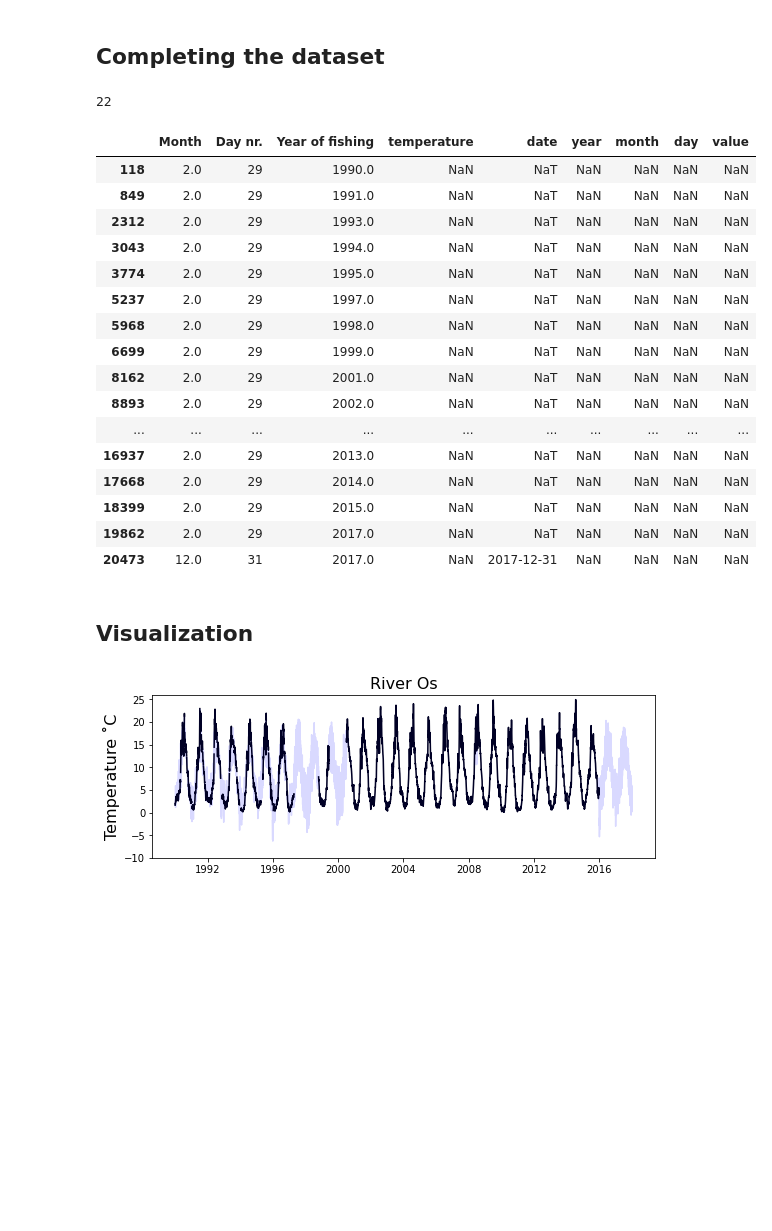
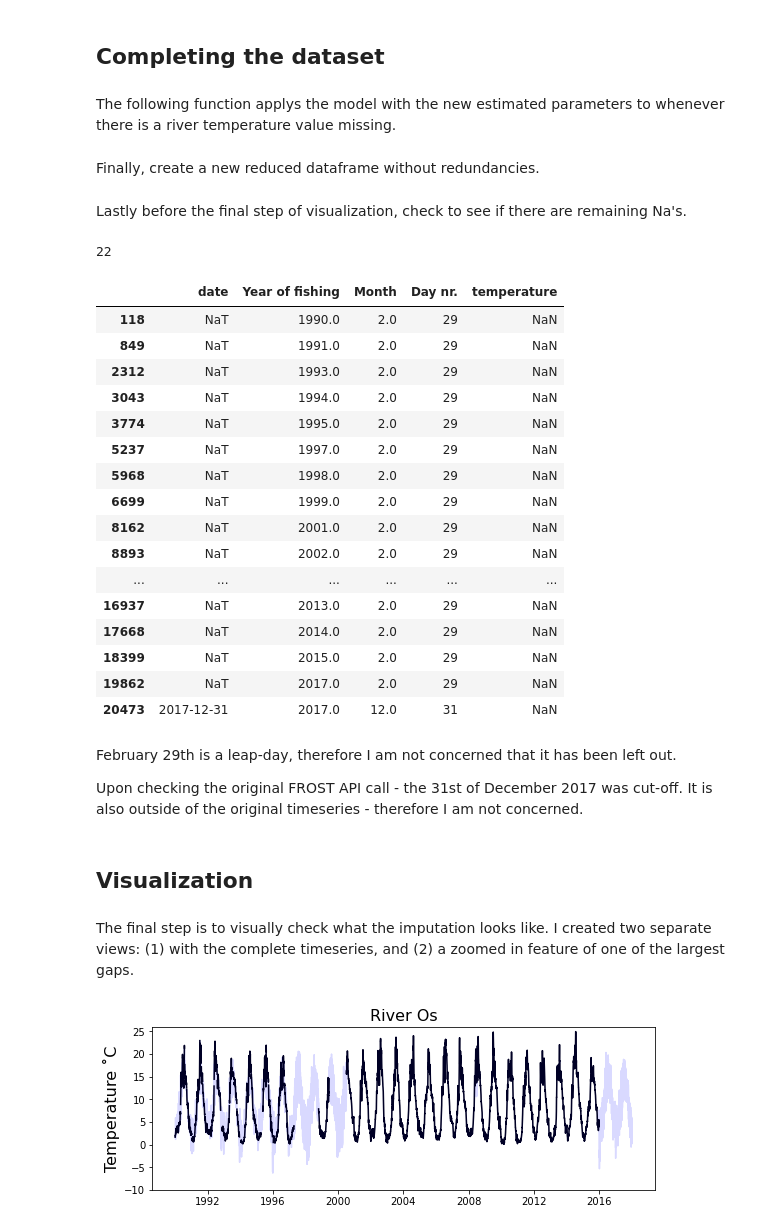
Before and after one commit to torkjot/Imputation-Code-Sample, a Jupyter notebook: DFO_CodeSample_Imputation.ipynb, the cells around one changed output. Saved outputs shown, nothing was run; the diff lists cells and outputs as text; code cells hidden in the pictures; blank space fills up the shorter version.

```diff
--- a/DFO_CodeSample_Imputation.ipynb
+++ b/DFO_CodeSample_Imputation.ipynb
@@ -85,3 +63,4 @@ plt.title('River Os - Base Temperature Timeseries');
 River_temp = River_temp.rename(columns={"Year":"Year of fishing", "Day":"Day nr."})
 # %%
-os_going = pd.merge(River_temp, Air_temp, how='left', left_on= ['Year of fishing','Month','Day nr.'], right_on = ['year', 'month', 'day'])
+# 4. Merge river and air temperature sets. Left join by year, month, and day
+t_merged = pd.merge(River_temp, Air_temp, how='left', left_on= ['Year of fishing','Month','Day nr.'], right_on = ['year', 'month', 'day'])
@@ -120,6 +118,6 @@ with pm.Model() as linear_o:
 # %%
-with linear_o:
-    trace_linear_o = pm.sample(1000, tune=1000, cores=4)
+with t_linear:
+    trace_t_linear = pm.sample(1000, tune=1000, cores=4)
 # %% [output]
 Auto-assigning NUTS sampler...
 Initializing NUTS using jitter+adapt_diag...
@@ -148,10 +151,19 @@ az.summary(trace_linear_o, round_to=2)
 # %% [markdown]
 ## Completing the dataset
+# %% [markdown]
+The following function applys the model with the new estimated parameters to whenever there is a river temperature value missing.
 # %%
-os_going['temperature'] = os_going.apply(
+t_merged['temperature'] = t_merged .apply(
     lambda row: np.mean(trace_linear_o.posterior.a.values) + np.mean(trace_linear_o.posterior.b.values)*row['value']
         if np.isnan(row['temperature'])
             else row['temperature'],
     axis=1
 )
+# %% [markdown]
+Finally, create a new reduced dataframe without redundancies.
+# %%
+River_temp_nu = t_merged[['temperature','date','Month','Day nr.','Year of fishing']].copy()
+River_temp_nu = River_temp_nu.iloc[:,[1,4,2,3,0]]
+# %% [markdown]
+Lastly before the final step of visualization, check to see if there are remaining Na's.
 # %%
@@ -159,27 +171,34 @@ os_going['temperature'].isna().sum()
 # %% [output]
 22
 # %%
-os_going[os_going['temperature'].isna()]
+River_temp_nu[River_temp_nu['temperature'].isna()]
 # %% [output]
-|  | Month | Day nr. | Year of fishing | temperature | date | year | month | day | value |
-| 118 | 2.0 | 29 | 1990.0 | NaN | NaT | NaN | NaN | NaN | NaN |
-| 849 | 2.0 | 29 | 1991.0 | NaN | NaT | NaN | NaN | NaN | NaN |
-| 2312 | 2.0 | 29 | 1993.0 | NaN | NaT | NaN | NaN | NaN | NaN |
-| 3043 | 2.0 | 29 | 1994.0 | NaN | NaT | NaN | NaN | NaN | NaN |
-| 3774 | 2.0 | 29 | 1995.0 | NaN | NaT | NaN | NaN | NaN | NaN |
-| 5237 | 2.0 | 29 | 1997.0 | NaN | NaT | NaN | NaN | NaN | NaN |
-| 5968 | 2.0 | 29 | 1998.0 | NaN | NaT | NaN | NaN | NaN | NaN |
-| 6699 | 2.0 | 29 | 1999.0 | NaN | NaT | NaN | NaN | NaN | NaN |
-| 8162 | 2.0 | 29 | 2001.0 | NaN | NaT | NaN | NaN | NaN | NaN |
-| 8893 | 2.0 | 29 | 2002.0 | NaN | NaT | NaN | NaN | NaN | NaN |
-| ... | ... | ... | ... | ... | ... | ... | ... | ... | ... |
-| 16937 | 2.0 | 29 | 2013.0 | NaN | NaT | NaN | NaN | NaN | NaN |
-| 17668 | 2.0 | 29 | 2014.0 | NaN | NaT | NaN | NaN | NaN | NaN |
-| 18399 | 2.0 | 29 | 2015.0 | NaN | NaT | NaN | NaN | NaN | NaN |
-| 19862 | 2.0 | 29 | 2017.0 | NaN | NaT | NaN | NaN | NaN | NaN |
-| 20473 | 12.0 | 31 | 2017.0 | NaN | 2017-12-31 | NaN | NaN | NaN | NaN |
+|  | date | Year of fishing | Month | Day nr. | temperature |
+| 118 | NaT | 1990.0 | 2.0 | 29 | NaN |
+| 849 | NaT | 1991.0 | 2.0 | 29 | NaN |
+| 2312 | NaT | 1993.0 | 2.0 | 29 | NaN |
+| 3043 | NaT | 1994.0 | 2.0 | 29 | NaN |
+| 3774 | NaT | 1995.0 | 2.0 | 29 | NaN |
+| 5237 | NaT | 1997.0 | 2.0 | 29 | NaN |
+| 5968 | NaT | 1998.0 | 2.0 | 29 | NaN |
+| 6699 | NaT | 1999.0 | 2.0 | 29 | NaN |
+| 8162 | NaT | 2001.0 | 2.0 | 29 | NaN |
+| 8893 | NaT | 2002.0 | 2.0 | 29 | NaN |
+| ... | ... | ... | ... | ... | ... |
+| 16937 | NaT | 2013.0 | 2.0 | 29 | NaN |
+| 17668 | NaT | 2014.0 | 2.0 | 29 | NaN |
+| 18399 | NaT | 2015.0 | 2.0 | 29 | NaN |
+| 19862 | NaT | 2017.0 | 2.0 | 29 | NaN |
+| 20473 | 2017-12-31 | 2017.0 | 12.0 | 31 | NaN |
+# %% [markdown]
+February 29th is a leap-day, therefore I am not concerned that it has been left out.
+
+
+Upon checking the original FROST API call - the 31st of December 2017 was cut-off. It is also outside of the original timeseries - therefore I am not concerned.
 # %% [markdown]
 ## Visualization
+# %% [markdown]
+The final step is to visually check what the imputation looks like. I created two separate views: (1) with the complete timeseries, and (2) a zoomed in feature of one of the largest gaps.
 # %%
 plt.figure(figsize=(9,3))
 plt.plot(River_temp['date'], River_temp['temperature'], color='black')
```
Also changed, not shown: parts of 28 cells of this notebook.
